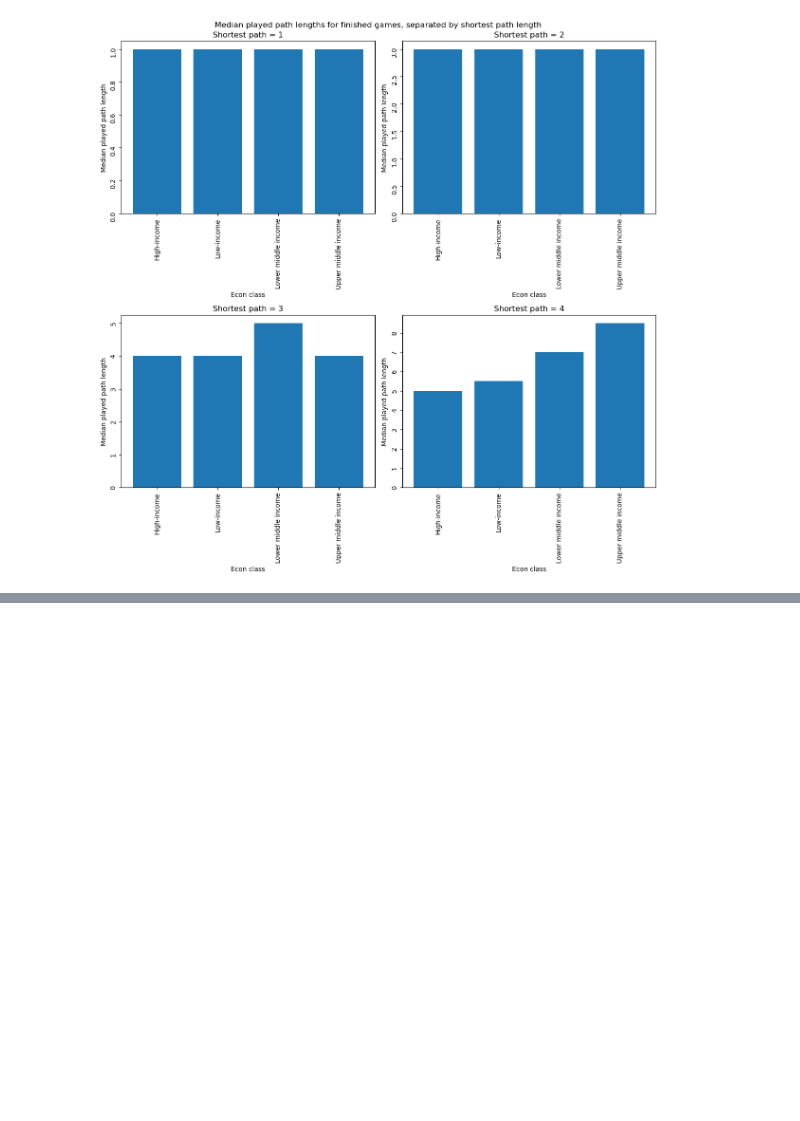
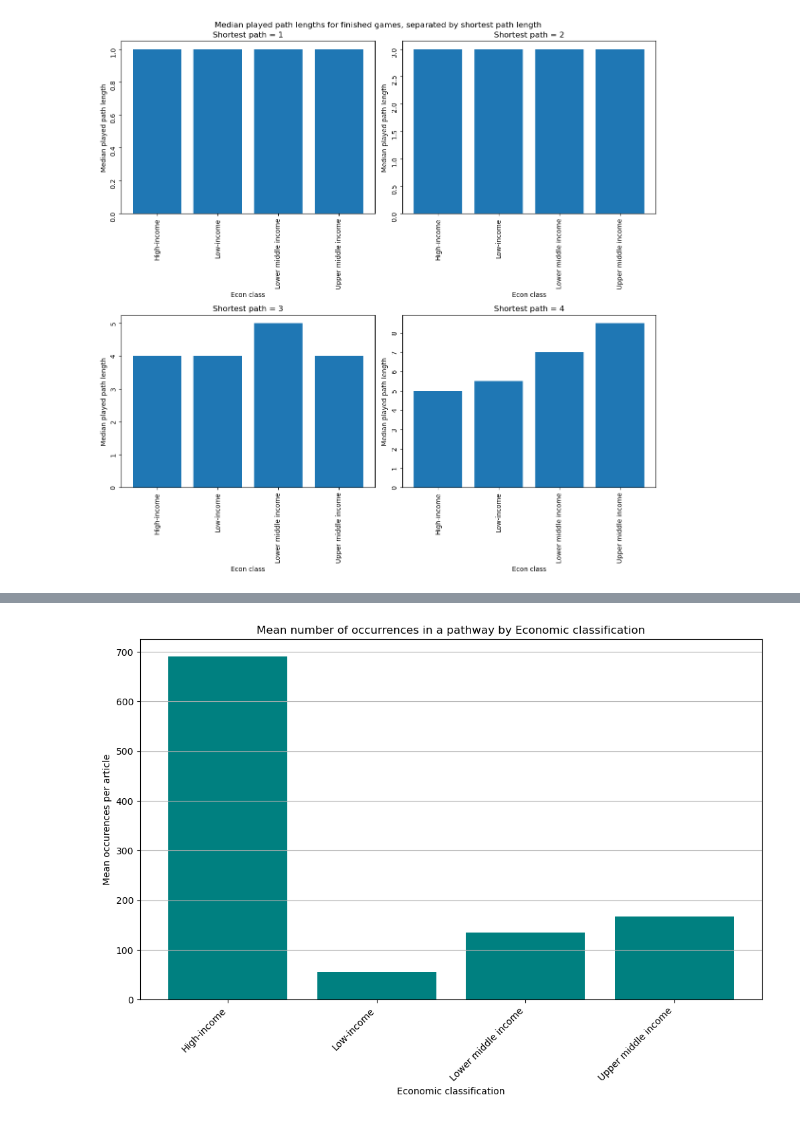
Before and after one commit to epfl-ada/ada-2023-project-jellyfish401, a Jupyter notebook: p2.ipynb, the cells around one changed output, grey strips where cells are left out. Drawn from its saved outputs; the diff is of its cells as text; code cells hidden in the pictures; blank space fills up the shorter version.

Commit message:
Data Analysis Part 2 done

```diff
--- a/p2.ipynb
+++ b/p2.ipynb
@@ -1074,0 +1088,29 @@ plt.show()
+# %%
+# Count frequecy where article C is in a path (but is not start/target)
+country_counts = {}
+
+# Get list of all countries to iterate through
+countries = plaintext_articles['Country'].str.replace(" ", "_")
+
+for _, row in path_overview_task3.iterrows():
+    articles = row['paths'].split()
+    for country in countries:
+        # check it is not target
+        if country in articles and country != row['source'] and country != row['target']:
+            # Count occurrences of the country in the paths
+            count = articles.count(country)
+
+            # update dict
+            country_counts.setdefault(country, 0)
+            country_counts[country] += count
+
+# Create Dataframe and
+# Rename: United_States -> United States (important before merging) and
+# add Region and Economic classification information
+country_counts_df = pd.DataFrame(list(country_counts.items()), columns=['Country', 'Count'])
+country_counts_df['Country'] = country_counts_df['Country'].str.replace('_',' ')
+country_counts_df = country_counts_df.sort_values(by='Count', ascending=False)
+country_counts_df = country_counts_df.merge(country_region_df, on = 'Country', how = 'left')
+country_counts_df = country_counts_df.merge(UN_countries_by_economies[['Country', 'Economic classification']], on = 'Country', how = 'left')
+
+display(country_counts_df)
@@ -1074,0 +1131,14 @@ plt.show()
+# %%
+cc_to_plot = country_counts_df[['Count', 'Economic classification']].groupby('Economic classification').mean().reset_index()
+
+# Plot
+plt.figure(figsize=(12, 7))
+plt.bar(cc_to_plot['Economic classification'], cc_to_plot['Count'], color='teal')
+plt.title('Mean number of occurrences in a pathway by Economic classification')
+plt.xlabel('Economic classification')
+plt.ylabel('Mean occurences per article')
+plt.xticks(rotation=45, ha='right')
+plt.grid(axis='y')
+plt.show()
+# %% [output]
+[figure, added]
```
Also changed, not shown: parts of 9 cells of this notebook.
